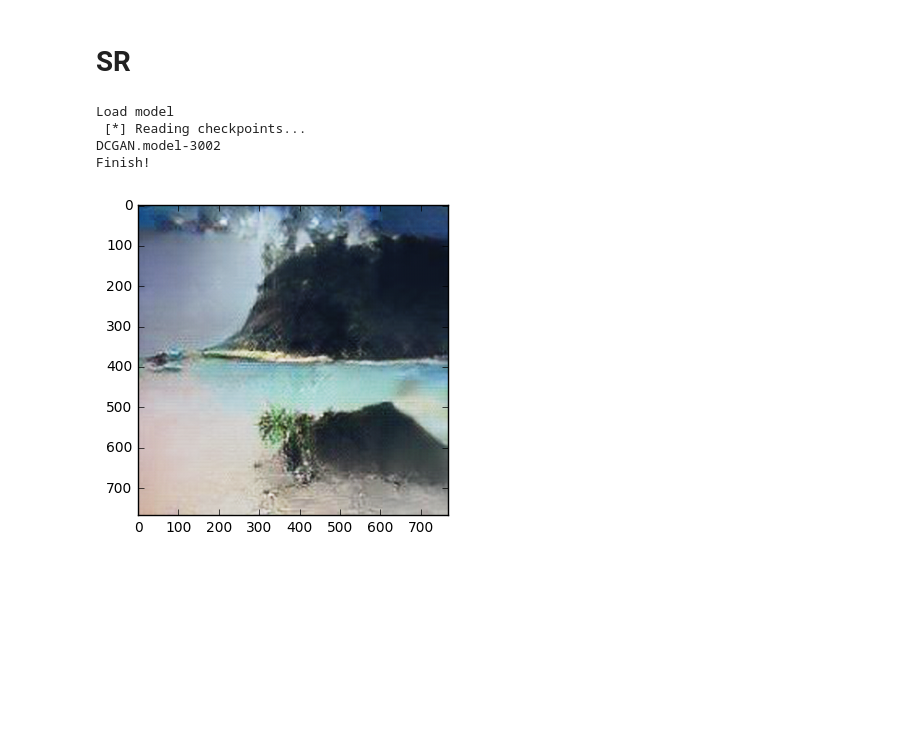
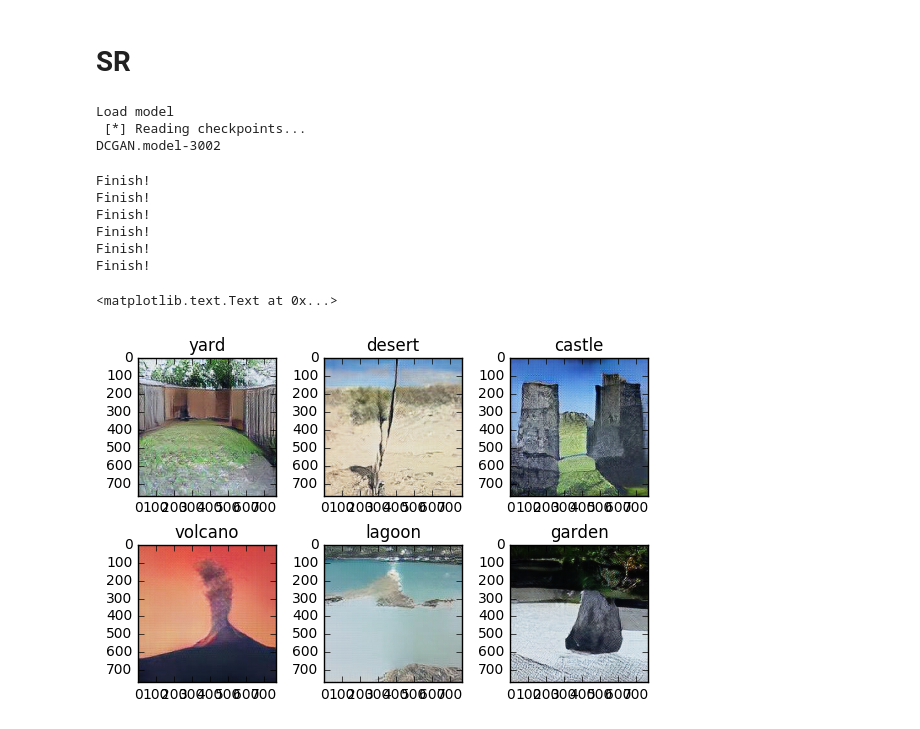
Before and after one commit to yiweichen04/content_producer, a Jupyter notebook: demo.ipynb, the cells around one changed output. Saved outputs shown, nothing was run; the diff lists cells and outputs as text; code cells hidden in the pictures; blank space fills up the shorter version.

```diff
--- a/demo.ipynb
+++ b/demo.ipynb
@@ -191,16 +291,60 @@ from sr import *
 
 # initialization
 sess, dcgan = super_resolution_initialize()
-
-# super resolution (Can repeatly generate SR images without initialization)
-img = super_resolution(sess, dcgan, './input/scene.jpg')
-
-img_show = (img+1)/2  # normalize to 0~1
-plt.imshow(img_show)
 os.chdir("../")
 # %% [output]
 Load model
  [*] Reading checkpoints...
 DCGAN.model-3002
-Finish!
-[figure, removed]
+# %%
+os.chdir("SR")
+basic_path = "../Result/"
+SR_list = []
+for scene in scenes_to_generate:
+
+    # super resolution (Can repeatly generate SR images without initialization)
+    img = super_resolution(sess, dcgan, basic_path + "scene/" + scene + ".jpg")
+    SR_list.append((img + 1) / 2)
+# img_show = (img+1)/2  # normalize to 0~1
+# plt.imshow(img_show)
+os.chdir("../")
+# %% [output]
+Finish!
+Finish!
+Finish!
+Finish!
+Finish!
+Finish!
+# %%
+import matplotlib.pyplot as plt
+%matplotlib inline
+
+plt.subplots_adjust(top=0.92, bottom=0.08, left=0.10, right=0.95, hspace=0.25,
+                    wspace=0.35)
+
+plt.subplot(231)
+plt.imshow(SR_list[0])
+plt.title(scenes_to_generate[0])
+
+plt.subplot(232)
+plt.imshow(SR_list[1])
+plt.title(scenes_to_generate[1])
+
+plt.subplot(233)
+plt.imshow(SR_list[2])
+plt.title(scenes_to_generate[2])
+
+plt.subplot(234)
+plt.imshow(SR_list[3])
+plt.title(scenes_to_generate[3])
+
+plt.subplot(235)
+plt.imshow(SR_list[4])
+plt.title(scenes_to_generate[4])
+
+plt.subplot(236)
+plt.imshow(SR_list[5])
+plt.title(scenes_to_generate[5])
+# %% [output]
+<matplotlib.text.Text at 0x...>
+[figure, added]
```
Also changed, not shown: parts of 8 cells of this notebook.
